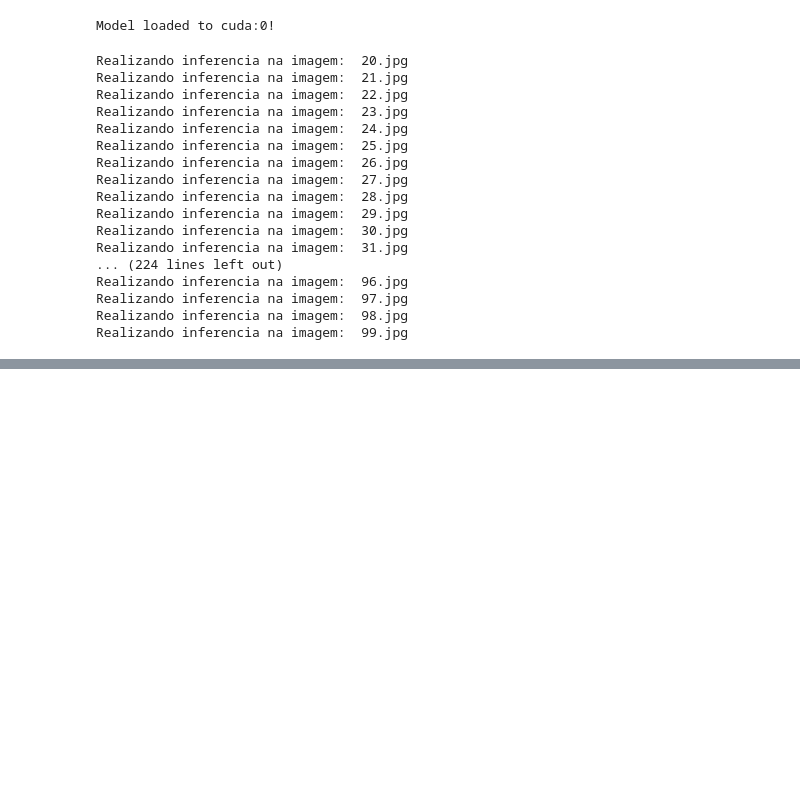
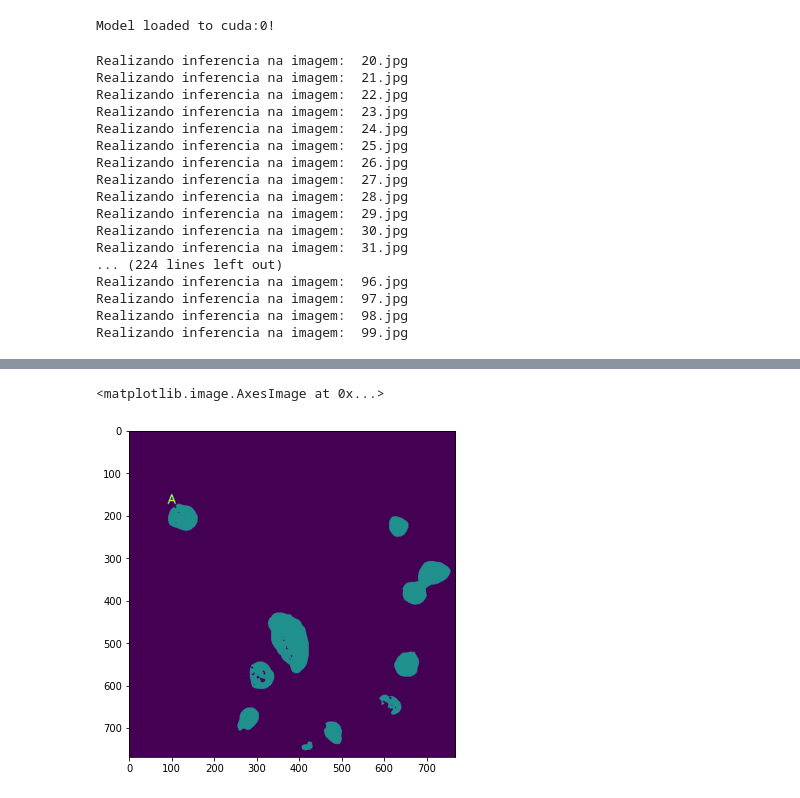
Before and after one commit to juniorrioss/leishmania, a Jupyter notebook: gabarito_inference.ipynb, the cells around one changed output, grey strips where cells are left out. Cells and saved outputs as stored; diff of their text form; code cells hidden in the pictures; blank space fills up the shorter version.

```diff
--- a/gabarito_inference.ipynb
+++ b/gabarito_inference.ipynb
@@ -107,0 +198,19 @@ Realizando inferencia na imagem:  99.jpg
+# %%
+bounding_boxes
+bbox = bounding_boxes[0]
+coords = bbox['Xmin'], bbox['Ymin']
+
+font = cv2.FONT_HERSHEY_SIMPLEX
+fontScale = 1
+color = 2
+thickness = 2
+# %%
+t = contable_segmentation.cpu().numpy().astype(np.uint8)
+
+t = cv2.putText(t, 'A', coords, font,fontScale, color, thickness, cv2.LINE_AA)
+# %%
+plt.figure(figsize=(12,6))
+plt.imshow(t)
+# %% [output]
+<matplotlib.image.AxesImage at 0x...>
+[figure, added]
```
Also changed, not shown: parts of 9 cells of this notebook, 2 other files.
